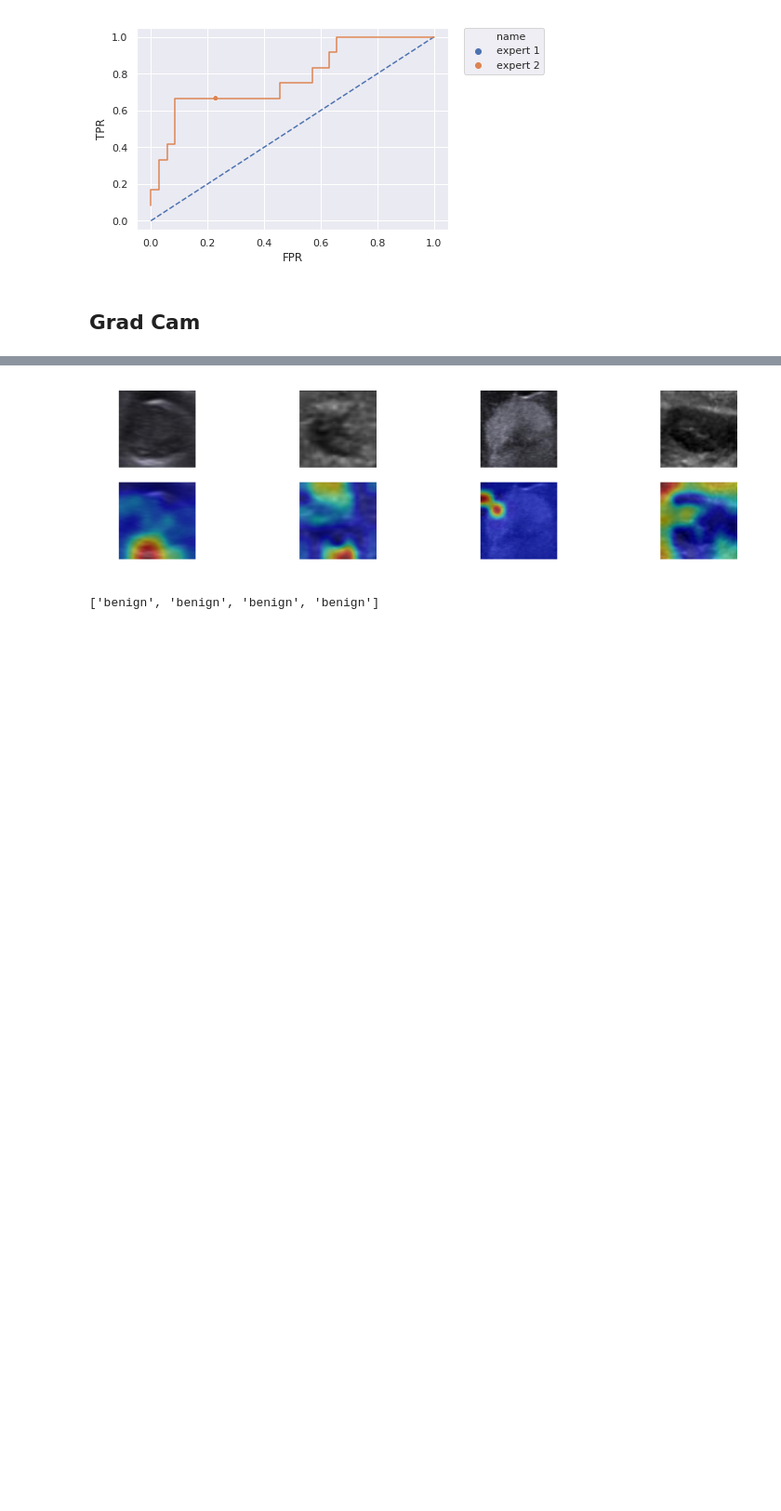
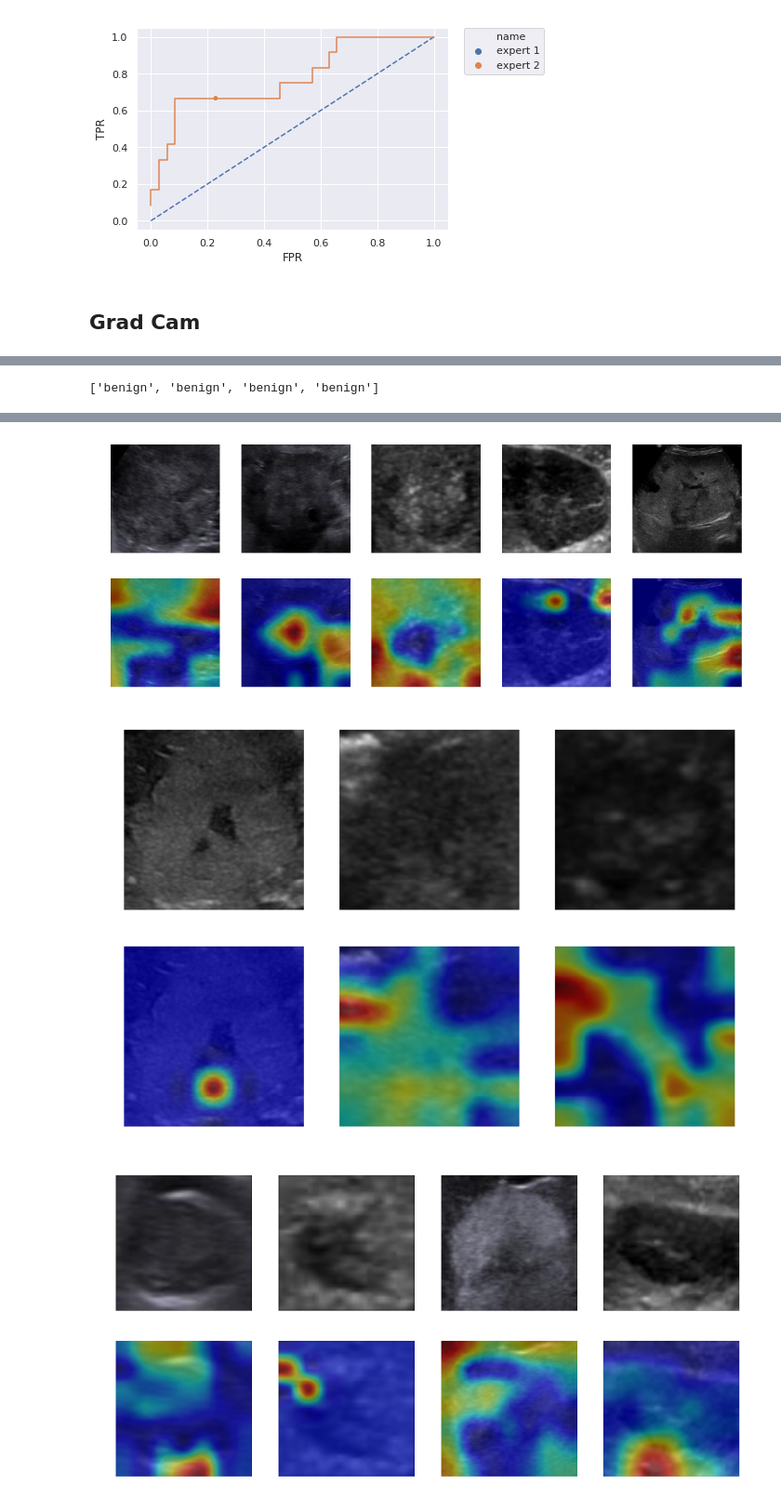
Before and after one commit to intrepidlemon/deep-ultrasound, a Jupyter notebook: evaluate-free-uncertain.ipynb, the cells around one changed output, grey strips where cells are left out. Shown at 93% size. Saved outputs shown, nothing was run; the diff lists cells and outputs as text; code cells hidden in the pictures; blank space fills up the shorter version.

```diff
--- a/evaluate-free-uncertain.ipynb
+++ b/evaluate-free-uncertain.ipynb
@@ -29,12 +27,14 @@ DIRECTORY = "c3-c4-free/data"
 MODEL_UUID = "1b356a9e-126c-4f91-8f41-8d6baa4f79de"
 MODEL_TYPE = "v2"
 SELECTIONS = "None"
+PARAMETERS_ID = "parameters"
 # %%
 # Parameters
 DIRECTORY = "c3-c4-free/data"
 MODEL_UUID = "1b356a9e-126c-4f91-8f41-8d6baa4f79de"
 MODEL_TYPE = "v2"
-SELECTIONS = "{(0, 0): ['benign/free-15987441-liver.jpeg', 'benign/free-27369141-liver-3.jpeg', 'benign/free-28796426-liver-2.jpeg'], (1, 1): ['malignant/free-26227303-liver.jpeg', 'malignant/free-26428183-liver.jpeg', 'malignant/free-28985749-liver-2.jpeg'], (0, 1): ['benign/free-15551563-liver.jpeg'], (1, 0): ['malignant/free-26428183-liver-2.jpeg', 'malignant/free-27180434-liver.jpeg', 'malignant/free-28610471-liver.jpeg', 'malignant/free-28985749-liver.jpeg']}"
+SELECTIONS = "{(0, 0): ['benign/free-15987441-liver.jpeg', 'benign/free-27369141-liver-2.jpeg', 'benign/free-27369141-liver.jpeg', 'benign/free-27977474-liver.jpeg', 'benign/free-28006871-liver.jpeg'], (1, 1): ['malignant/free-27574652-liver.jpeg', 'malignant/free-27625401-liver.jpeg', 'malignant/free-27959725-liver.jpeg', 'malignant/free-28985749-liver-2.jpeg', 'malignant/free-29088638-liver.jpeg'], (0, 1): ['benign/free-15551563-liver.jpeg', 'benign/free-26114650-liver.jpeg', 'benign/free-26788792-liver.jpeg'], (1, 0): ['malignant/free-26428183-liver-2.jpeg', 'malignant/free-27180434-liver.jpeg', 'malignant/free-28610471-liver.jpeg', 'malignant/free-28985749-liver.jpeg']}"
+PARAMETERS_ID = "free-uncertain"
 # %%
 SELECTIONS = eval(SELECTIONS)
 FEATURES = "{}/features.csv".format(DIRECTORY)
@@ -152,6 +156,7 @@ plot_tsne(model, "dense_5", tsne_dataset, tsne_labels, perplexity=5)
 # %% [markdown]
 ## Experts
 # %%
-expert_1 = plot_expert_confusion("evaluations/radiology-9809.json", validation)
+expert_1, fig = plot_expert_confusion("evaluations/radiology-9809.json", validation)
+fig.savefig("figures/{}-confusion-matrix-expert-1.svg".format(PARAMETERS_ID), bbox_inches = "tight")
 # %% [output]
 error with benign/free-27741572-liver.jpeg: '27741572-liver.jpeg'
@@ -165,7 +170,8 @@ pandas.DataFrame(expert_1, index=validation.class_indices)
 # %% [markdown]
 ## ROC with experts
 # %%
-plot_roc_curve(labels, results, experts=[{ **expert_1, "name":"expert 1" }, { **expert_1, "name":"expert 2" }])
+fig = plot_roc_curve(labels, results, experts=[{ **expert_1, "name":"expert 1" }, { **expert_1, "name":"expert 2" }])
+fig.savefig("figures/{}-roc-curve.svg".format(PARAMETERS_ID), bbox_inches = "tight")
 # %% [output]
 [figure]
 # %% [markdown]
@@ -194,12 +180,14 @@ ________________________________________________________________________________
 inv_indices = {v: k for k, v in validation.class_indices.items()}
 for k, v in SELECTIONS.items():
     display(HTML("<h5>diagnosis: {} | prediction: {}</h5>".format(inv_indices[k[0]], inv_indices[k[1]])))
-    plot_multiple_grad_cam(
+    fig = plot_multiple_grad_cam(
         [os.path.join(VALIDATION, image) for image in v],
         model,
         "dense_6",
+        penultimate_layer="res5c_branch2c",
         filter_idx=[0],
     )
+    fig.savefig("figures/{}-grad-cam-{}-{}.png".format(PARAMETERS_ID, inv_indices[k[0]], inv_indices[k[1]]), bbox_inches = "tight")
     print(get_expert_results("evaluations/radiology-9809.json", v, expert_key="malignantBenign"))
 # %% [output]
 diagnosis: benign | prediction: benign
@@ -214 +199,2 @@ diagnosis: benign | prediction: malignant
 diagnosis: malignant | prediction: benign
+['benign', 'benign', 'benign', 'benign']
@@ -215,2 +202,3 @@ diagnosis: malignant | prediction: benign
+[figure, new version]
+[figure, new version]
-[figure, old version]
+[figure, new version]
-['benign', 'benign', 'benign', 'benign']
```
Also changed, not shown: parts of 15 cells of this notebook, 5 other files.
